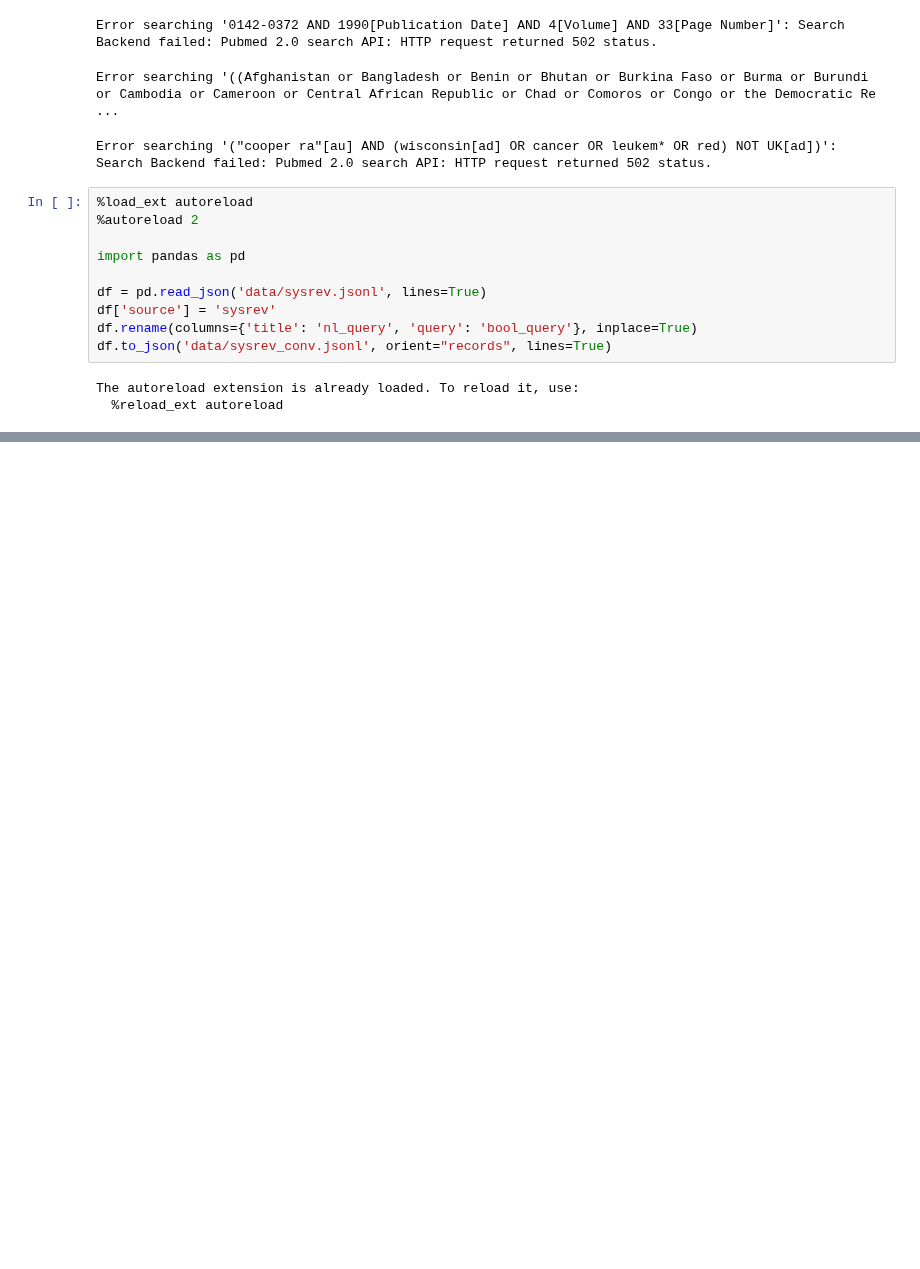
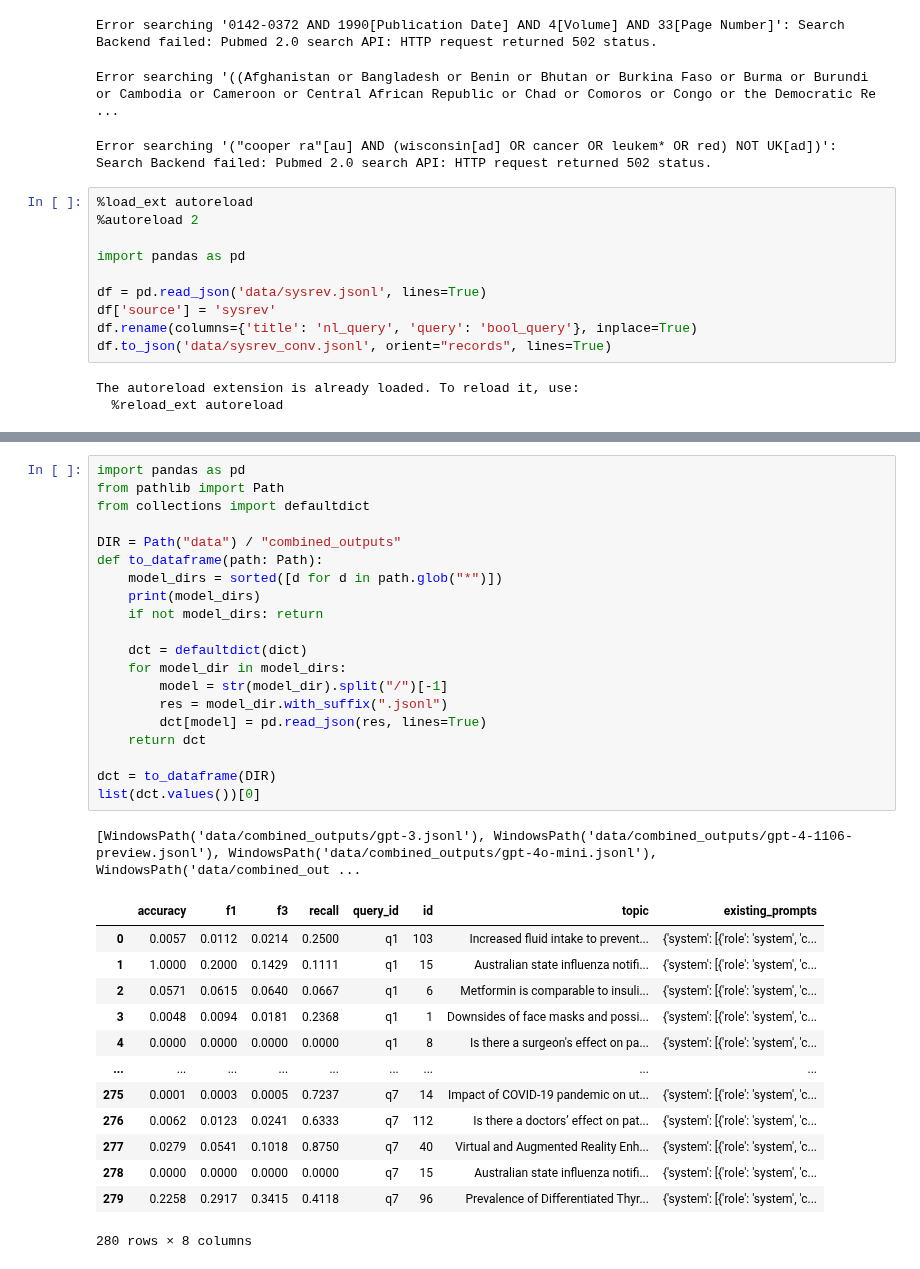
Before and after one commit to hscells-org/project-doehl-boolean-clip, a Jupyter notebook: dev.ipynb, the cells around one changed output, grey strips where cells are left out. Saved outputs shown, nothing was run; the diff lists cells and outputs as text; blank space fills up the shorter version.

Commit message:
combine all generated query outputs and eval results into one jsonl

```diff
--- a/dev.ipynb
+++ b/dev.ipynb
@@ -95,0 +89,35 @@ Wrote combined .jsonl → data\combined_outputs\Wang\combined_step_0.jsonl
+# %%
+import pandas as pd
+from pathlib import Path
+from collections import defaultdict
+
+DIR = Path("data") / "combined_outputs"
+def to_dataframe(path: Path):
+    model_dirs = sorted([d for d in path.glob("*")])
+    print(model_dirs)
+    if not model_dirs: return
+
+    dct = defaultdict(dict)
+    for model_dir in model_dirs:
+        model = str(model_dir).split("/")[-1]
+        res = model_dir.with_suffix(".jsonl")
+        dct[model] = pd.read_json(res, lines=True)
+    return dct
+
+dct = to_dataframe(DIR)
+list(dct.values())[0]
+# %% [output]
+[WindowsPath('data/combined_outputs/gpt-3.jsonl'), WindowsPath('data/combined_outputs/gpt-4-1106-preview.jsonl'), WindowsPath('data/combined_outputs/gpt-4o-mini.jsonl'), WindowsPath('data/combined_out ...
+|  | accuracy | f1 | f3 | recall | query_id | id | topic | existing_prompts |
+| 0 | 0.0057 | 0.0112 | 0.0214 | 0.2500 | q1 | 103 | Increased fluid intake to prevent... | {'system': [{'role': 'system', 'c... |
+| 1 | 1.0000 | 0.2000 | 0.1429 | 0.1111 | q1 | 15 | Australian state influenza notifi... | {'system': [{'role': 'system', 'c... |
+| 2 | 0.0571 | 0.0615 | 0.0640 | 0.0667 | q1 | 6 | Metformin is comparable to insuli... | {'system': [{'role': 'system', 'c... |
+| 3 | 0.0048 | 0.0094 | 0.0181 | 0.2368 | q1 | 1 | Downsides of face masks and possi... | {'system': [{'role': 'system', 'c... |
+| 4 | 0.0000 | 0.0000 | 0.0000 | 0.0000 | q1 | 8 | Is there a surgeon's effect on pa... | {'system': [{'role': 'system', 'c... |
+| ... | ... | ... | ... | ... | ... | ... | ... | ... |
+| 275 | 0.0001 | 0.0003 | 0.0005 | 0.7237 | q7 | 14 | Impact of COVID-19 pandemic on ut... | {'system': [{'role': 'system', 'c... |
+| 276 | 0.0062 | 0.0123 | 0.0241 | 0.6333 | q7 | 112 | Is there a doctors’ effect on pat... | {'system': [{'role': 'system', 'c... |
+| 277 | 0.0279 | 0.0541 | 0.1018 | 0.8750 | q7 | 40 | Virtual and Augmented Reality Enh... | {'system': [{'role': 'system', 'c... |
+| 278 | 0.0000 | 0.0000 | 0.0000 | 0.0000 | q7 | 15 | Australian state influenza notifi... | {'system': [{'role': 'system', 'c... |
+| 279 | 0.2258 | 0.2917 | 0.3415 | 0.4118 | q7 | 96 | Prevalence of Differentiated Thyr... | {'system': [{'role': 'system', 'c... |
+280 rows × 8 columns
```
Also changed, not shown: parts of 1 cell of this notebook.
